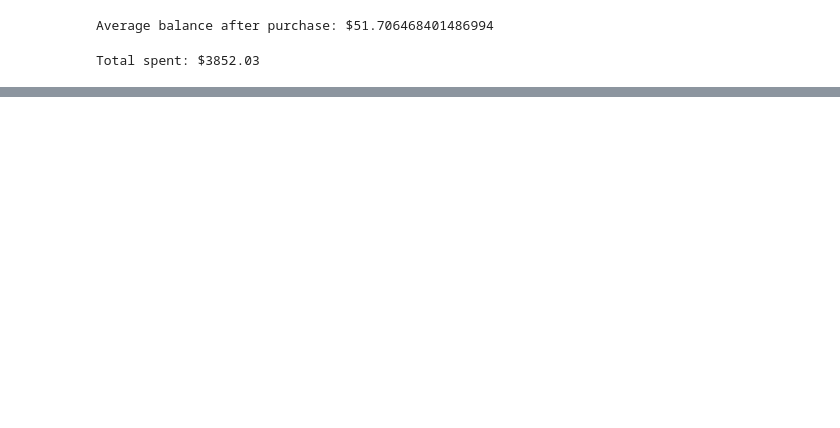
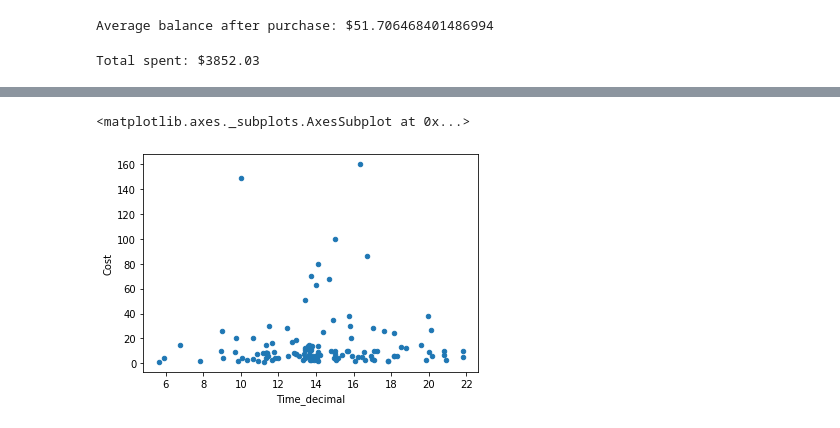
Before and after one commit to third-meow/avocado-pandas, a Jupyter notebook: spending_analysis.ipynb, the cells around one changed output, grey strips where cells are left out. Drawn from its saved outputs; the diff is of its cells as text; code cells hidden in the pictures; blank space fills up the shorter version.

```diff
--- a/spending_analysis.ipynb
+++ b/spending_analysis.ipynb
@@ -71,0 +82,21 @@ Total of all sub-$50 costs: $2308.8999999999996
+# %%
+import re
+def pull_decimal_timestamp(desc):
+    possible_timestamp = desc[-7:]
+    if re.search('\d\d\:\d\d', possible_timestamp) == None:
+        return None
+    hours = int(possible_timestamp[:2])
+    mins = int(possible_timestamp[3:5])
+
+    hours_decimal = hours + (mins / 60)
+    return hours_decimal
+
+def apply_pull_decimal_timestamp(ser):
+    return ser.apply(pull_decimal_timestamp)
+
+
+spending_df =  spending_df.assign(Time_decimal=lambda df: apply_pull_decimal_timestamp(df['Memo/Description']))
+spending_df.plot.scatter(x='Time_decimal', y='Cost')
+# %% [output]
+<matplotlib.axes._subplots.AxesSubplot at 0x...>
+[figure, added]
```
Also changed, not shown: parts of 5 cells of this notebook.
